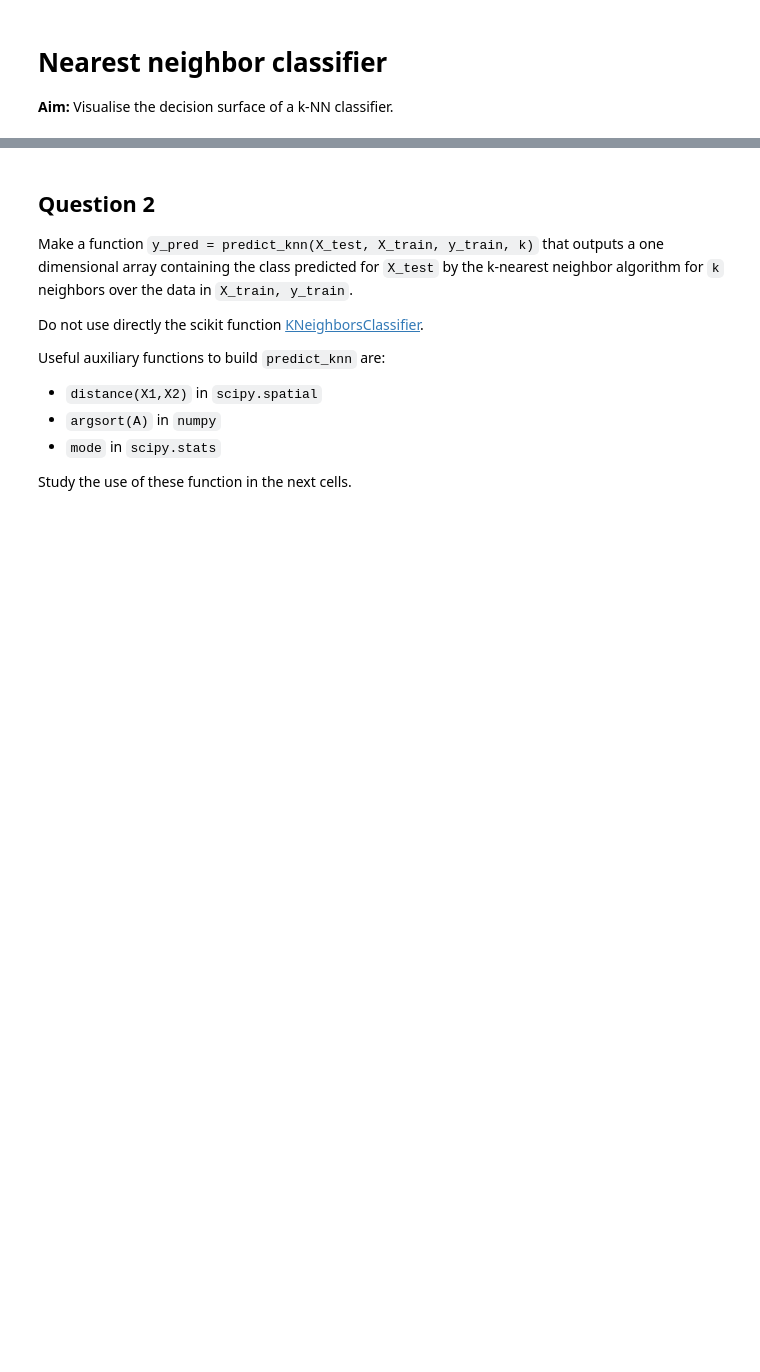
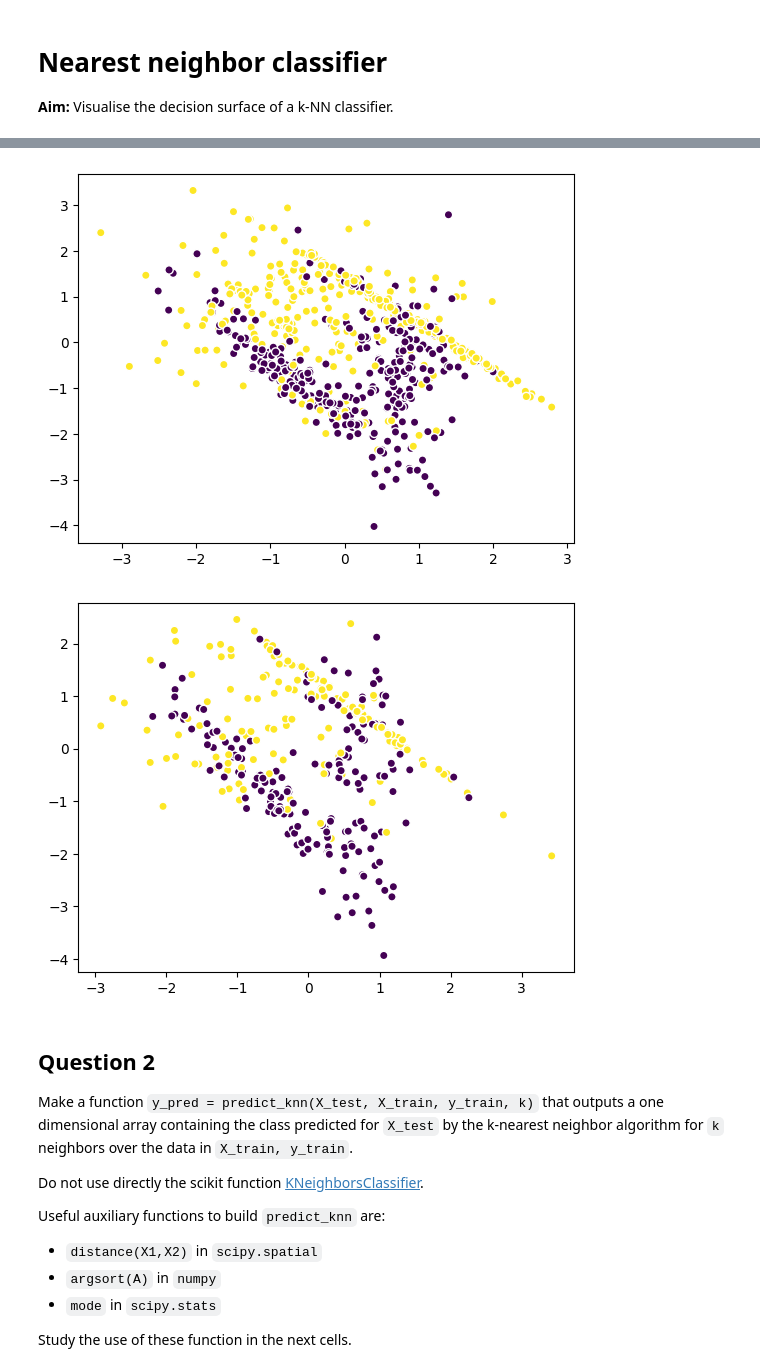
Before and after one commit to saaketh999/Data_science_term2, a Jupyter notebook: MSc_Data_Science_Term2/Machine_learning/nearest neighbour.ipynb, the cells around one changed output, grey strips where cells are left out. Cells and saved outputs as stored; diff of their text form; code cells hidden in the pictures; blank space fills up the shorter version.

````diff
--- a/MSc_Data_Science_Term2/Machine_learning/nearest neighbour.ipynb
+++ b/MSc_Data_Science_Term2/Machine_learning/nearest neighbour.ipynb
@@ -48,26 +48,35 @@ Visualize the following:
 plot(X_train,y_train)
 plot(X_test,y_test)
 ```
-# %%
-def plot(X,y=None):
-    # YOUR CODE HERE
-    raise NotImplementedError()
-# %%
-from sklearn.datasets import make_classification
-
-def make_data(n_samples):
-    # YOUR CODE HERE
-    raise NotImplementedError()
+# %%
+def plot(X,y=None):
+    assert X.ndim==2
+    x0,x1=X.T
+    x0,x1=X.T
+    if y is None:
+        plt.scatter(x0,x1,edgecolors='w')
+    else:
+        plt.scatter(x0,x1,c=y,edgecolors='w')
+    plt.show()
+# %%
+from sklearn.datasets import make_classification
+
+def make_data(n_samples):
+    X,y=make_classification(n_samples=n_samples,n_features=2,n_informative=2,n_redundant=0,n_repeated=0,n_classes=2,n_clusters_per_class=2,class_sep=0.7,flip_y=0.2,weights=[0.5,0.5])
+
+
+    return X,y
 # %%
 X,y = make_data(n_samples=1000)
 
 from sklearn.model_selection import train_test_split
-
-# YOUR CODE HERE
-raise NotImplementedError()
+X_train, X_test, y_train, y_test = train_test_split(X, y, test_size=0.33)
 
 plot(X_train,y_train)
 plot(X_test,y_test)
+# %% [output]
+[figure, added]
+[figure, added]
 # %% [markdown]
 ## Question 2
 
````
Also changed, not shown: parts of 5 cells of this notebook, 7 other files.
